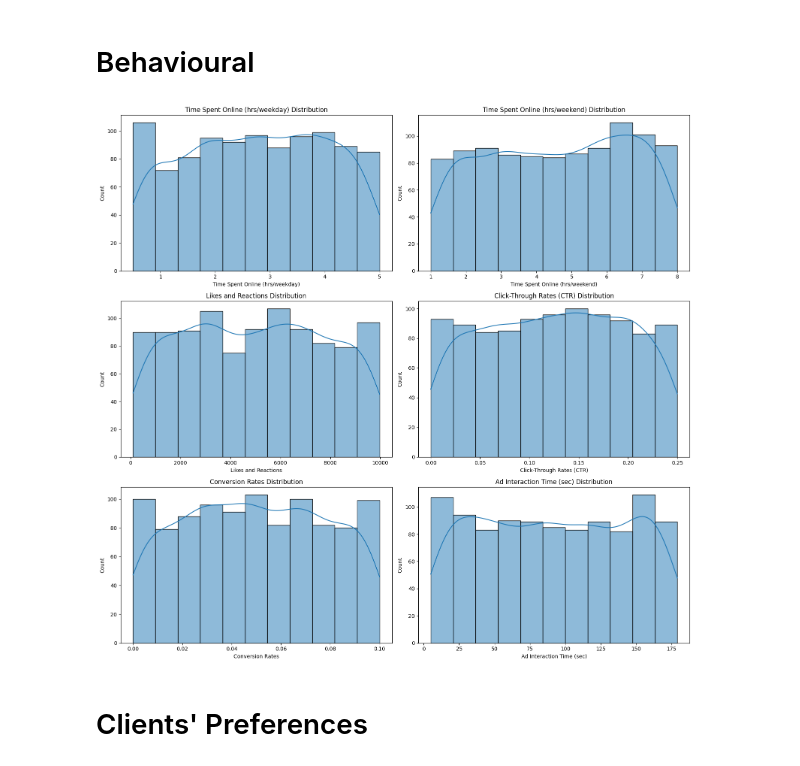
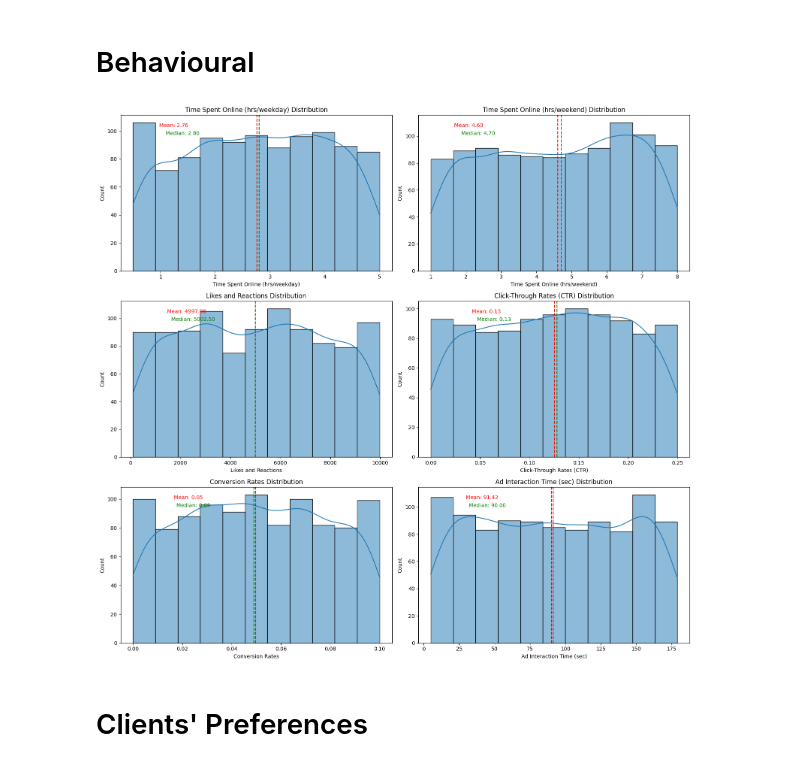
Before and after one commit to AbnerGalRol/User-Profiling-and-Segmentation, a Jupyter notebook: notebook/User profiling and segmentation.ipynb, the cells around one changed output. Drawn from its saved outputs; the diff is of its cells as text; code cells hidden in the pictures.

```diff
--- a/notebook/User profiling and segmentation.ipynb
+++ b/notebook/User profiling and segmentation.ipynb
@@ -60,7 +102,8 @@ for idx, column in enumerate(['Age','Gender', 'Income Level', 'Education Level']
     axis.set_title(f'{column} Distribution')
     for p in axis.patches:
         height = p.get_height()
-        axis.annotate(f'{height}',(p.get_x() + p.get_width()/2.,height), ha='center',va='bottom')
+        percentage = '{:.2%}'.format(height / len(df))
+        axis.annotate(f'{percentage}',(p.get_x() + p.get_width()/2.,height), ha='center',va='bottom')
 
 plt.tight_layout()
 plt.show()
@@ -69,19 +112,28 @@ plt.show()
 # %% [markdown]
 # Behavioural
 # %%
-fig, axes = plt.subplots(3,2,figsize = (16,15))
+fig, axes = plt.subplots(3,2,figsize = (16,15)) # We create a firgure with subplots
 
 for idx,column in enumerate(['Time Spent Online (hrs/weekday)','Time Spent Online (hrs/weekend)','Likes and Reactions',
                               'Click-Through Rates (CTR)', 'Conversion Rates','Ad Interaction Time (sec)']):
-    i = idx //2
-    j = idx %2
-    axis = sns.histplot(x=column,data=df,ax=axes[i,j],kde=True)
-    axis.set_title(f'{column} Distribution')
+    i = idx //2 # this give us the first index of the position of our subplots
+    j = idx %2 # this give us the second index of the position of our subplots
+    axis = sns.histplot(x=column,data=df,ax=axes[i,j],kde=True) # We create the graph
+    mean_value = df[column].mean() # We calculate the mean
+    mean_y_position = axis.get_ylim()[1] * 0.95
+    axis.axvline(mean_value, color= 'r',linestyle='--') # We add the mean to the graph
+    axis.text((mean_value * 0.45),mean_y_position, f'Mean: {mean_value:.2f}',color='red', ha='center', va='top')
+    median_value = df[column].median() # We calculate the median
+    median_y_position = axis.get_ylim()[1] * 0.9
+    axis.axvline(median_value, color= 'g',linestyle='--') # We add the median to the graph
+    axis.text((median_value * 0.5),median_y_position, f'Median: {median_value:.2f}',color='green', ha='center', va='top')
+
+    axis.set_title(f'{column} Distribution') # We set the graph tittle
 
 plt.tight_layout()
 plt.show()
 # %% [output]
-[figure, old version]
+[figure, new version]
 # %% [markdown]
 # Clients' Preferences
 # %%
```
Also changed, not shown: parts of 14 cells of this notebook.
